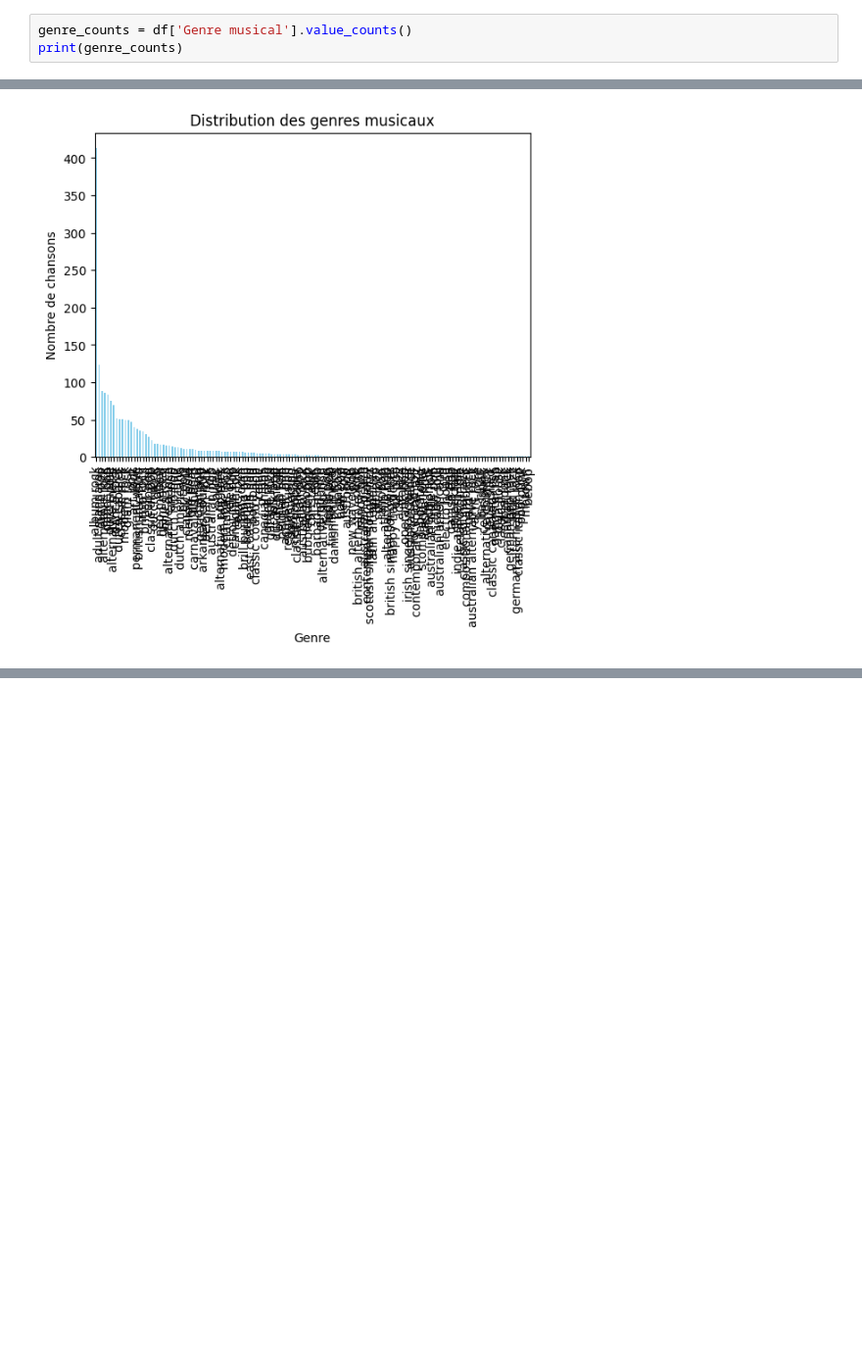
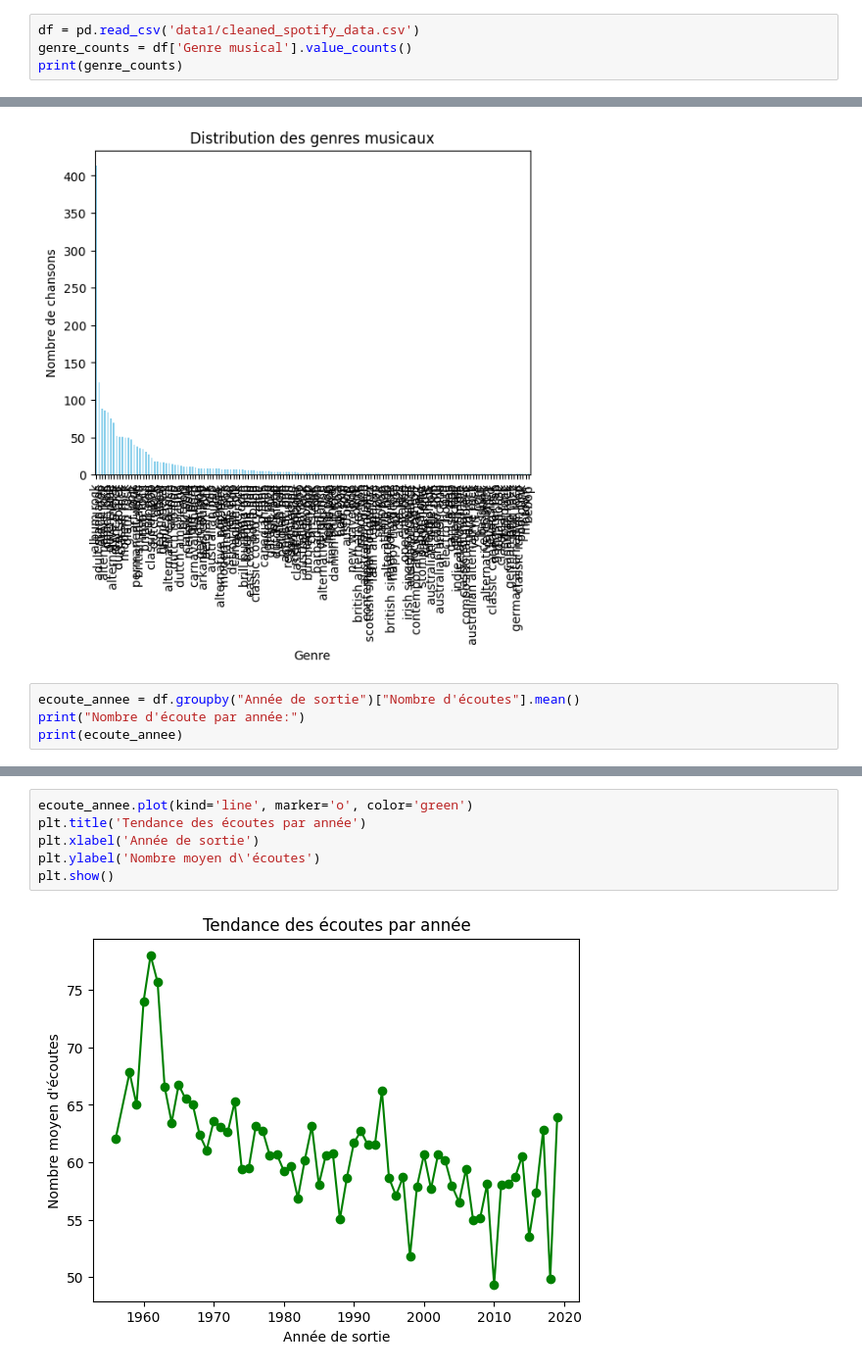
Before and after one commit to whereisdeym/MusicAnalysisPython, a Jupyter notebook: spotikabra.ipynb, the cells around one changed output, grey strips where cells are left out. Shown: that part at 98% size. Saved outputs shown, nothing was run; the diff lists cells and outputs as text; blank space fills up the shorter version.

```diff
--- a/spotikabra.ipynb
+++ b/spotikabra.ipynb
@@ -116,4 +109,5 @@ max        2019.000000         100.00000
 # %%
+df = pd.read_csv('data1/cleaned_spotify_data.csv')
 genre_counts = df['Genre musical'].value_counts()
 print(genre_counts)
 # %% [output]
@@ -138,3 +132,7 @@ plt.ylabel('Nombre de chansons')
 plt.show()
 # %% [output]
 [figure]
+# %%
+ecoute_annee = df.groupby("Année de sortie")["Nombre d'écoutes"].mean()
+print("Nombre d'écoute par année:")
+print(ecoute_annee)
@@ -140,0 +154,8 @@ plt.show()
+# %%
+ecoute_annee.plot(kind='line', marker='o', color='green')
+plt.title('Tendance des écoutes par année')
+plt.xlabel('Année de sortie')
+plt.ylabel('Nombre moyen d\'écoutes')
+plt.show()
+# %% [output]
+[figure, added]
```
Also changed, not shown: parts of 5 cells of this notebook, 1 other file.
